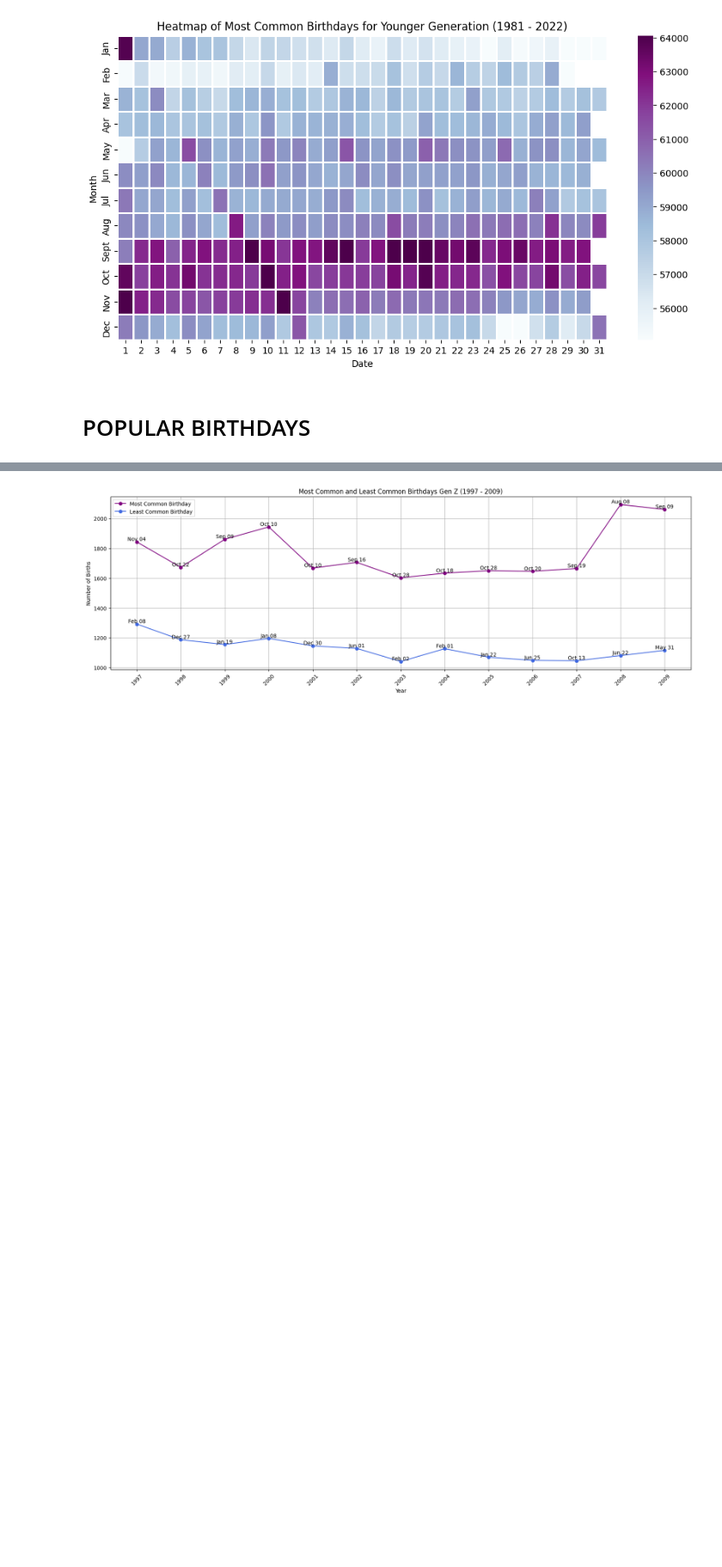
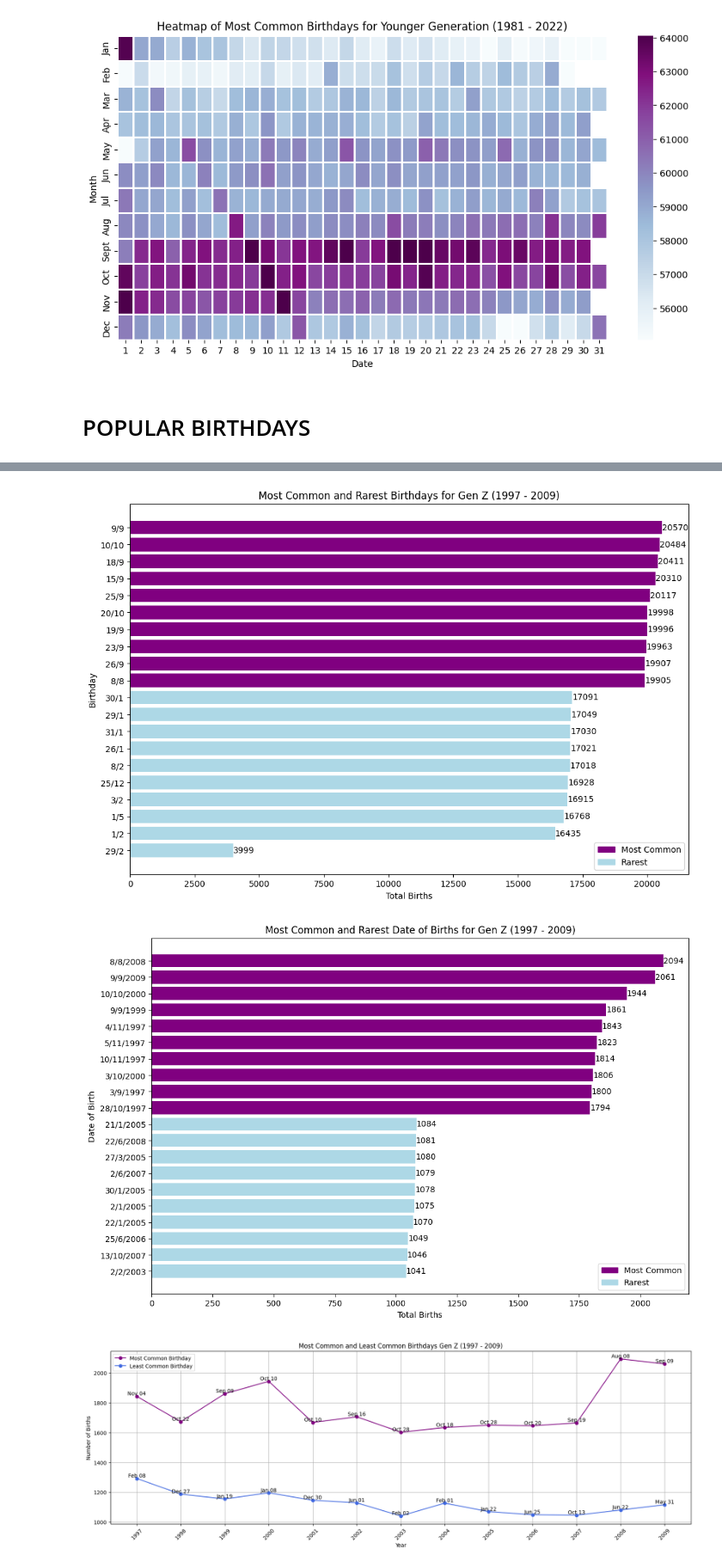
Before and after one commit to aqilahsalihah/birthdayAnalysis, a Jupyter notebook: birthdates.ipynb, the cells around one changed output, grey strips where cells are left out. Shown at 86% size. Cells and saved outputs as stored; diff of their text form; code cells hidden in the pictures; blank space fills up the shorter version.

```diff
--- a/birthdates.ipynb
+++ b/birthdates.ipynb
@@ -289,3 +297,9 @@ commonRareBirthdayandYear('younger', 5)
+# %%
+commonRareBirthday('genZ', 10)
+commonRareBirthdayandYear('genZ', 10)
+# %% [output]
+[figure, added]
+[figure, added]
 # %%
 plotMaxMin('genZ')
 plotMaxMin('genAlpha')
```
Also changed, not shown: parts of 6 cells of this notebook.
